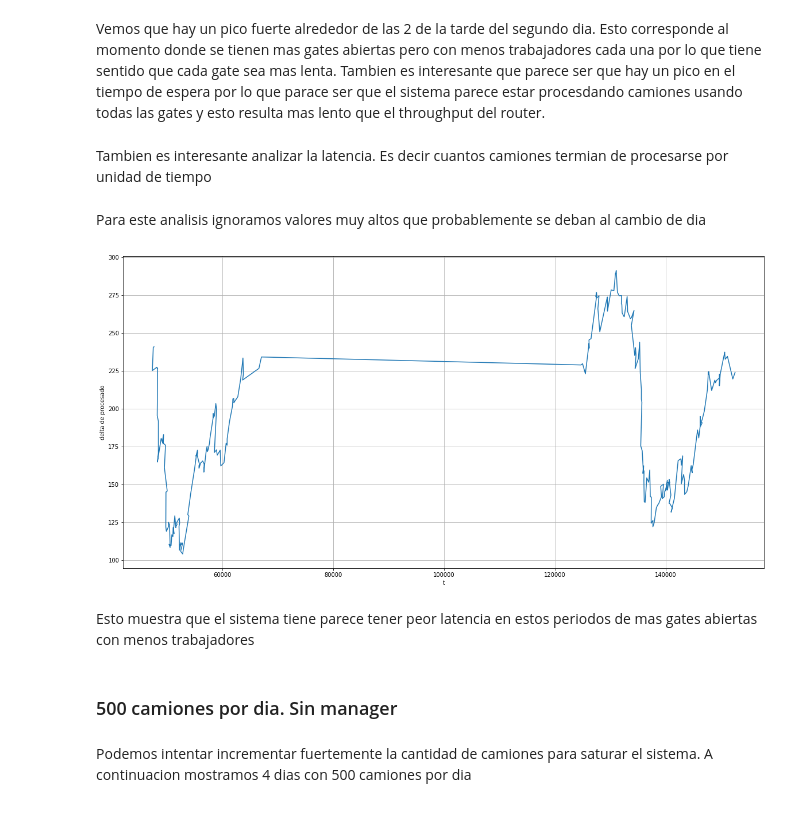
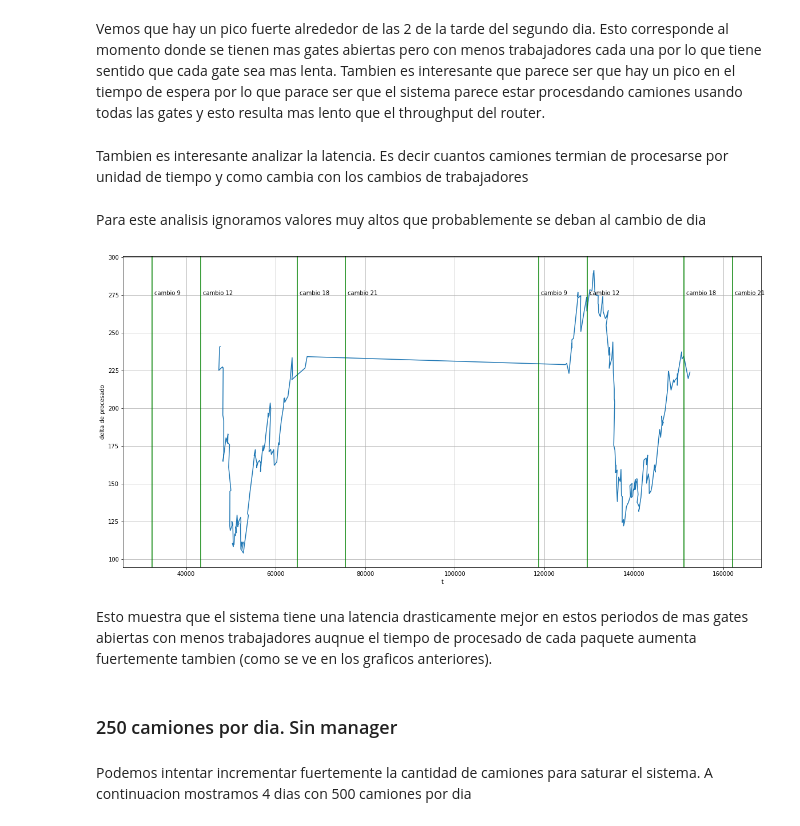
Before and after one commit to mcarreiro/dc-sed-tp1-2022, a Jupyter notebook: notebooks/inbound.ipynb, the cells around one changed output. Saved outputs shown, nothing was run; the diff lists cells and outputs as text; code cells hidden in the pictures.

```diff
--- a/notebooks/inbound.ipynb
+++ b/notebooks/inbound.ipynb
@@ -43,5 +50,10 @@ En la siguiente celda mostramos un histograma que muestra como llegan los paquet
 # %%
-df = pd.read_csv("../data/router_arrival200.txt")
-#plt.hist(df["arrival_time"],50, density=False, facecolor='g', alpha=0.5)
-#plt.xlabel("horas")
-#plt.ylabel("n de camiones")
+df = pd.read_csv("../data/top250trucks12Manager.router")
+with open("../data/top250trucks12Manager.router") as f:
+    lines = f.readlines()
+    lines = list(map(lambda x: x.split("/")[3].split(" ")[1], lines))
+router_trucks = [time_to_secs(t) for t in lines]
+router_trucks = router_trucks[1:]
+plt.hist(router_trucks,50, density=False, facecolor='g', alpha=0.5)
+plt.xlabel("horas")
+plt.ylabel("n de camiones")
@@ -189,32 +219,37 @@ plt.show()
 # %% [markdown]
 Vemos que hay un pico fuerte alrededor de las 2 de la tarde del segundo dia. Esto corresponde al momento donde se tienen mas gates abiertas pero con menos trabajadores cada una por lo que tiene sentido que cada gate sea mas lenta. Tambien es interesante que parece ser que hay un pico en el tiempo de espera por lo que parace ser que el sistema parece estar procesdando camiones usando todas las gates y esto resulta mas lento que el throughput del router.
 # %% [markdown]
-Tambien es interesante analizar la latencia. Es decir cuantos camiones termian de procesarse por unidad de tiempo
+Tambien es interesante analizar la latencia. Es decir cuantos camiones termian de procesarse por unidad de tiempo y como cambia con los cambios de trabajadores
 # %% [markdown]
 Para este analisis ignoramos valores muy altos que probablemente se deban al cambio de dia
 # %%
 out_time = df["out_time"]
 out_time = out_time.sort_values()
 out_time = out_time.diff()
 out_time = out_time[1:]
 
 mask = out_time<1000
 out_time = out_time[mask]
-t = df["arrival_time"][1:]
+t = df["assigned_time"][1:]
 t = t[mask]
 out_time = out_time.rolling(window=30).mean()
 
 plt.plot(t, out_time )
 plt.ylabel("delta de procesado")
 plt.xlabel("t")
+for m in [9,12,18,21,9+24,12+24,18+24,21+24]:
+    plt.axvline(x = m*3600, color = 'g', label=m)
+    plt.text(m*3600 + 500.1,275, "cambio " + str(m%24))
+
+
 plt.grid()
 plt.show()
 # %% [output]
-[figure, old version]
+[figure, new version]
 # %% [markdown]
-Esto muestra que el sistema tiene parece tener peor latencia en estos periodos de mas gates abiertas con menos trabajadores
+Esto muestra que el sistema tiene una latencia drasticamente mejor en estos periodos de mas gates abiertas con menos trabajadores auqnue el tiempo de procesado de cada paquete aumenta fuertemente tambien (como se ve en los graficos anteriores).
 # %% [markdown]
-### 500 camiones por dia. Sin manager
+### 250 camiones por dia. Sin manager
 # %% [markdown]
 Podemos intentar incrementar fuertemente la cantidad de camiones para saturar el sistema. A continuacion mostramos 4 dias con 500 camiones por dia
 # %%
```
Also changed, not shown: parts of 48 cells of this notebook, 22 other files.
